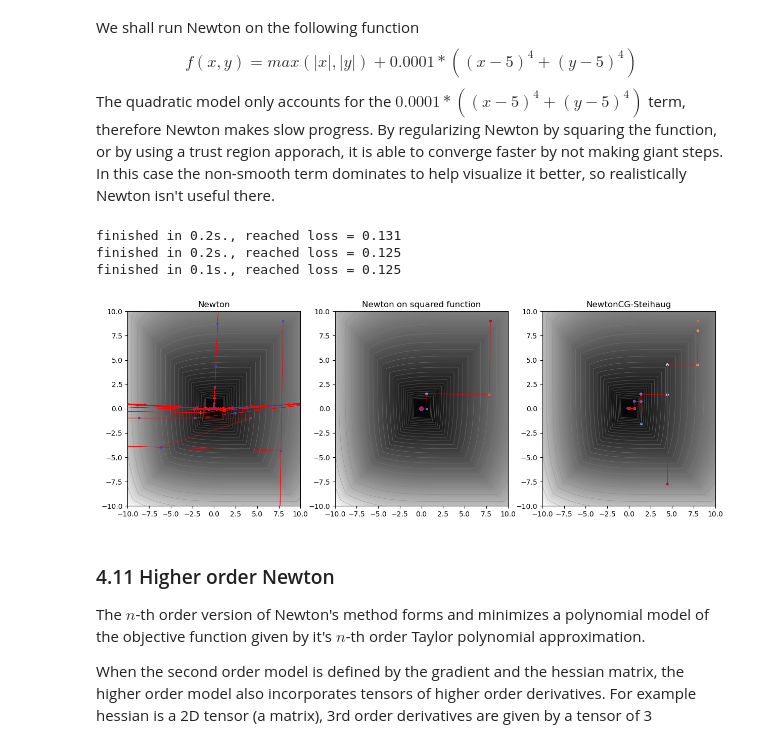
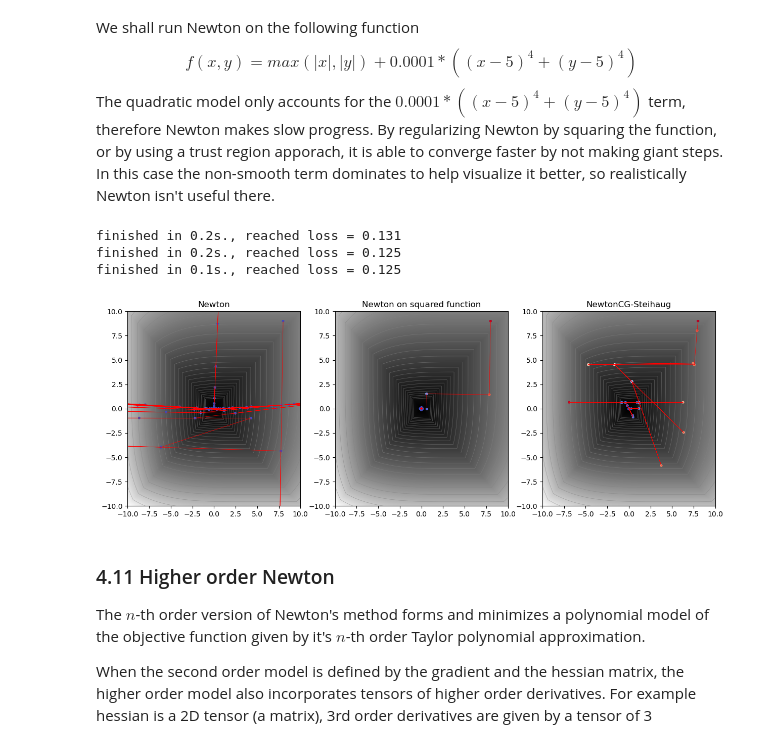
Before and after one commit to inikishev/torchzero, a Jupyter notebook: docs/overview/4. Second order methods.ipynb, the cells around one changed output. Saved outputs shown, nothing was run; the diff lists cells and outputs as text; code cells hidden in the pictures.

```diff
--- a/docs/overview/4. Second order methods.ipynb
+++ b/docs/overview/4. Second order methods.ipynb
@@ -357,35 +357,35 @@ optimizer = tz.Modular(
 )
 func.run(optimizer, max_steps=20)
 func.plot(log_contour=True, ax=ax[0])
 ax[0].set_title("Newton")
 
 func = FunctionDescent(f, x0=(8,9), domain=(-10,10,-10,10))
 optimizer = tz.Modular(
     func.parameters(),
     tz.m.SquareHomotopy(),
     tz.m.Newton(),
     tz.m.Backtracking()
 )
 func.run(optimizer, max_steps=20)
 func.plot(log_contour=True, ax=ax[1])
 ax[1].set_title("Newton on squared function")
 
 # ------------------------------ absolute value ------------------------------ #
 func = FunctionDescent(f, x0=(8,9), domain=(-10,10,-10,10))
 optimizer = tz.Modular(
     func.parameters(),
-    tz.m.NewtonCGSteihaug(),
+    tz.m.NewtonCGSteihaug(hvp_method='forward'),
 )
 func.run(optimizer, max_steps=20)
 func.plot(log_contour=True, ax=ax[2])
 ax[2].set_title("NewtonCG-Steihaug")
 
 plt.show()
 # %% [output]
 finished in 0.2s., reached loss = 0.131
 finished in 0.2s., reached loss = 0.125
 finished in 0.1s., reached loss = 0.125
-[figure, old version]
+[figure, new version]
 # %% [markdown]
 ### 4.11 Higher order Newton
 The $n$-th order version of Newton's method forms and minimizes a polynomial model of the objective function given by it's $n$-th order Taylor polynomial approximation.
```
Also changed, not shown: parts of 4 cells of this notebook, 6 other files.
